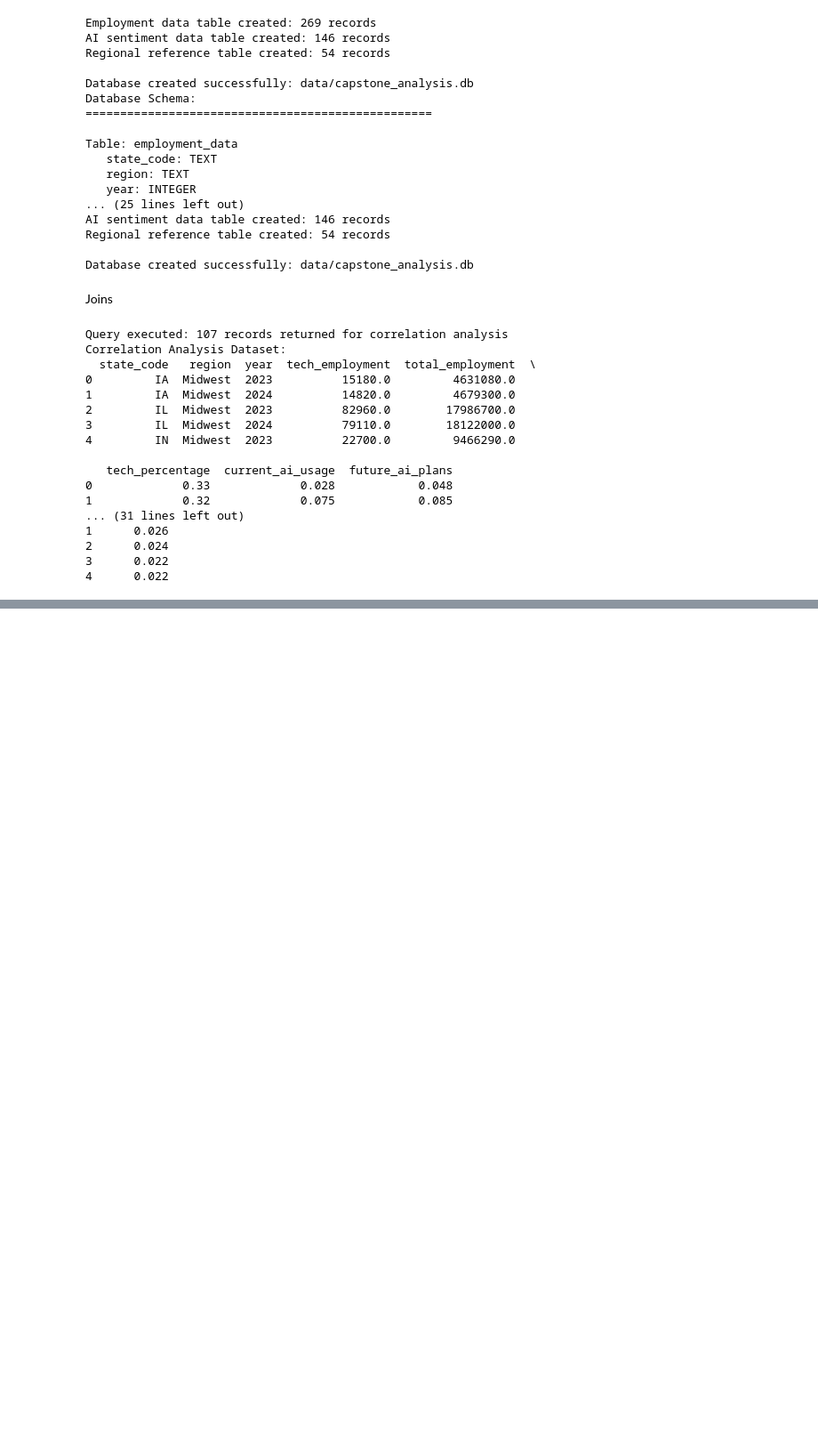
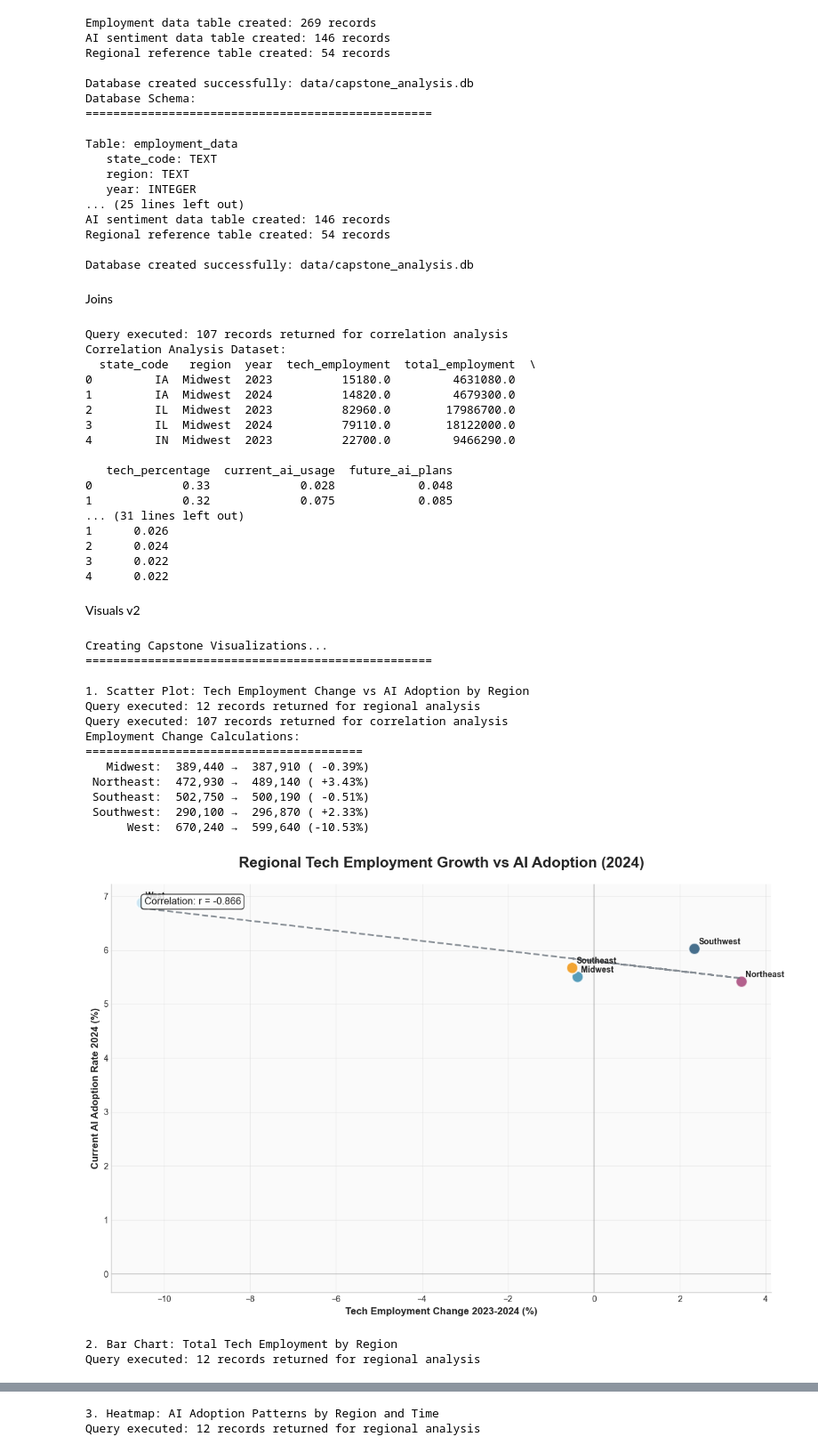
Before and after one commit to ncamic/NC_Capstone, a Jupyter notebook: capstone_data_assembled.ipynb, the cells around one changed output, grey strips where cells are left out. Shown at 89% size. Cells and saved outputs as stored; diff of their text form; code cells hidden in the pictures; blank space fills up the shorter version.

Commit message:
Adding visuals in

```diff
--- a/capstone_data_assembled.ipynb
+++ b/capstone_data_assembled.ipynb
@@ -1055,3 +1055,5 @@ Correlation Analysis Dataset:
 2      0.024
 3      0.022
 4      0.022
+# %% [markdown]
+Visuals v2
@@ -1057,0 +1366,19 @@ Correlation Analysis Dataset:
+# %%
+create_all_visualizations()
+# %% [output]
+Creating Capstone Visualizations...
+==================================================
+
+1. Scatter Plot: Tech Employment Change vs AI Adoption by Region
+Query executed: 12 records returned for regional analysis
+Query executed: 107 records returned for correlation analysis
+Employment Change Calculations:
+========================================
+   Midwest:  389,440 →  387,910 ( -0.39%)
+ Northeast:  472,930 →  489,140 ( +3.43%)
+ Southeast:  502,750 →  500,190 ( -0.51%)
+ Southwest:  290,100 →  296,870 ( +2.33%)
+      West:  670,240 →  599,640 (-10.53%)
+[figure, added]
+2. Bar Chart: Total Tech Employment by Region
+Query executed: 12 records returned for regional analysis
@@ -1057,0 +1386,2 @@ Correlation Analysis Dataset:
+3. Heatmap: AI Adoption Patterns by Region and Time
+Query executed: 12 records returned for regional analysis
```
Also changed, not shown: parts of 6 cells of this notebook, 2 other files.
